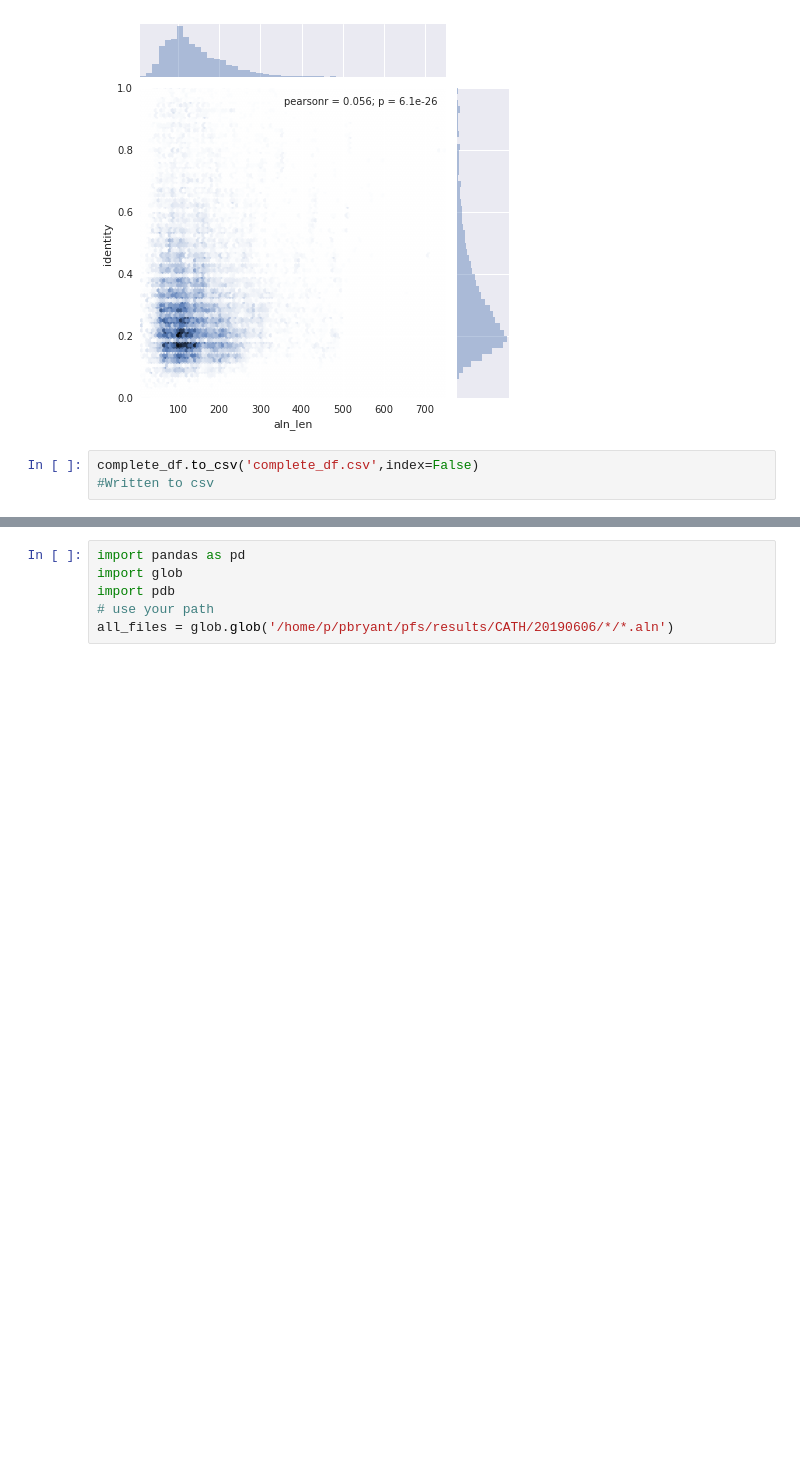
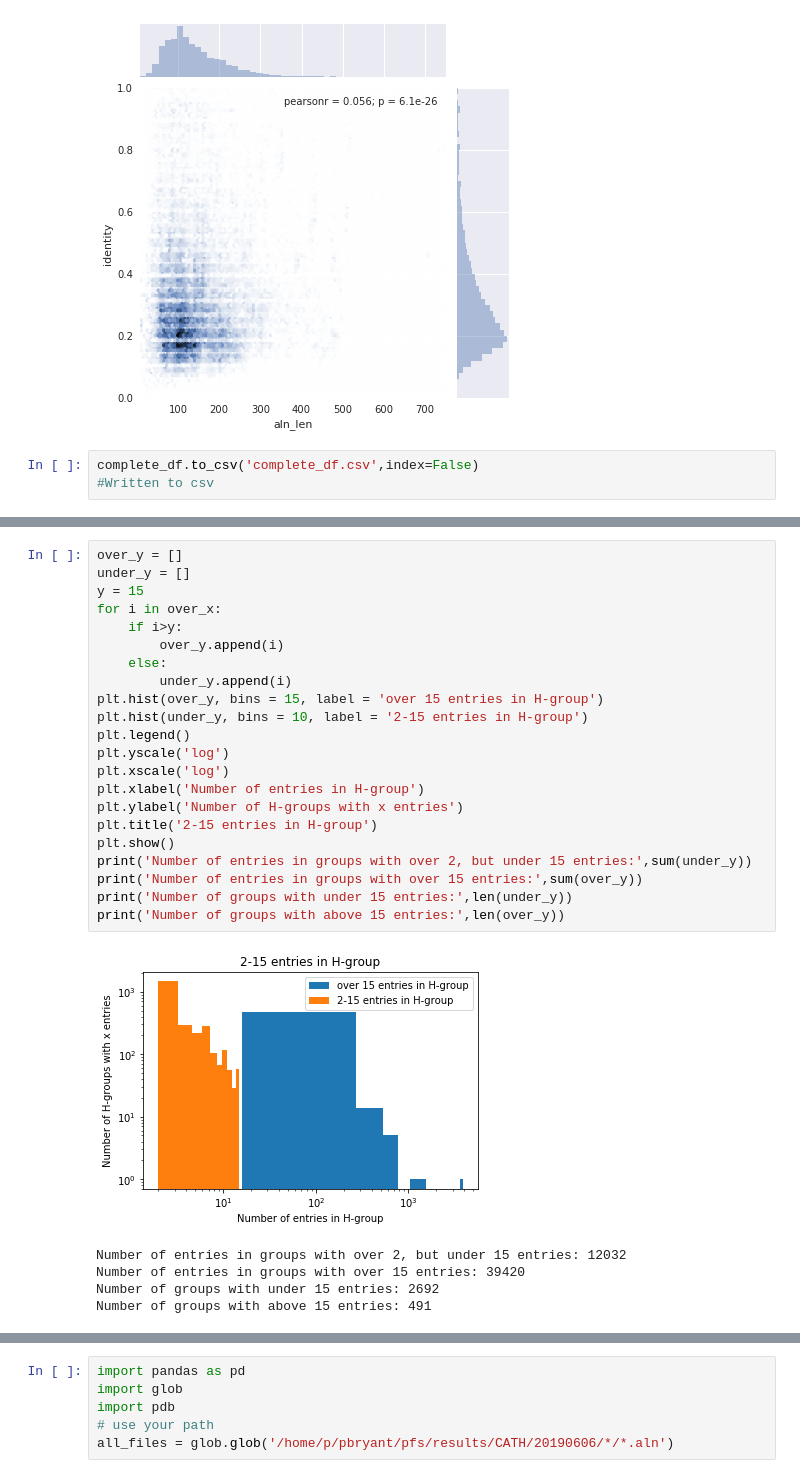
Before and after one commit to patrickbryant1/basic_scilife_scripts, a Jupyter notebook: visual/visual_notebook.ipynb, the cells around one changed output, grey strips where cells are left out. Cells and saved outputs as stored; diff of their text form; blank space fills up the shorter version.

```diff
--- a/visual/visual_notebook.ipynb
+++ b/visual/visual_notebook.ipynb
@@ -396,0 +439,28 @@ Text(0.5, 1.0, 'Average: 2.68\nTotal number of entries: 5553')
+# %%
+over_y = []
+under_y = []
+y = 15
+for i in over_x:
+    if i>y:
+        over_y.append(i)
+    else:
+        under_y.append(i)
+plt.hist(over_y, bins = 15, label = 'over 15 entries in H-group')
+plt.hist(under_y, bins = 10, label = '2-15 entries in H-group')
+plt.legend()
+plt.yscale('log')
+plt.xscale('log')
+plt.xlabel('Number of entries in H-group')
+plt.ylabel('Number of H-groups with x entries')
+plt.title('2-15 entries in H-group')
+plt.show()
+print('Number of entries in groups with over 2, but under 15 entries:',sum(under_y))
+print('Number of entries in groups with over 15 entries:',sum(over_y))
+print('Number of groups with under 15 entries:',len(under_y))
+print('Number of groups with above 15 entries:',len(over_y))
+# %% [output]
+[figure, added]
+Number of entries in groups with over 2, but under 15 entries: 12032
+Number of entries in groups with over 15 entries: 39420
+Number of groups with under 15 entries: 2692
+Number of groups with above 15 entries: 491
```
Also changed, not shown: parts of 7 cells of this notebook, 1 other file.
